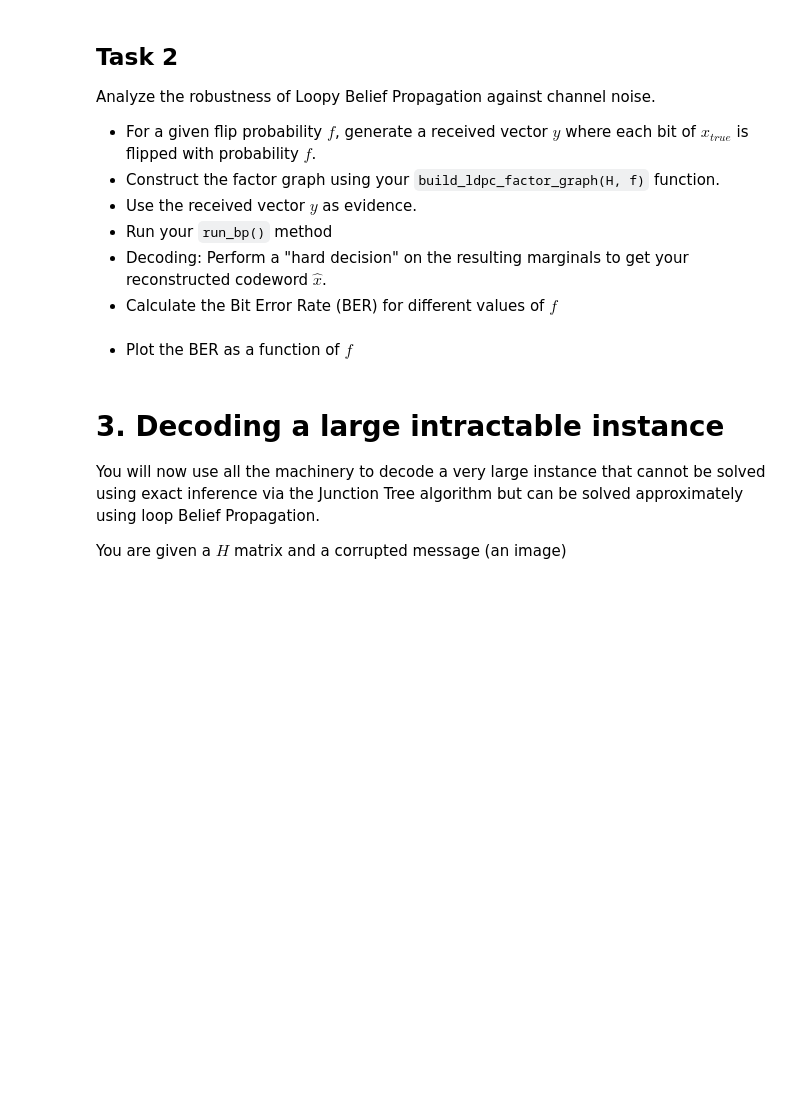
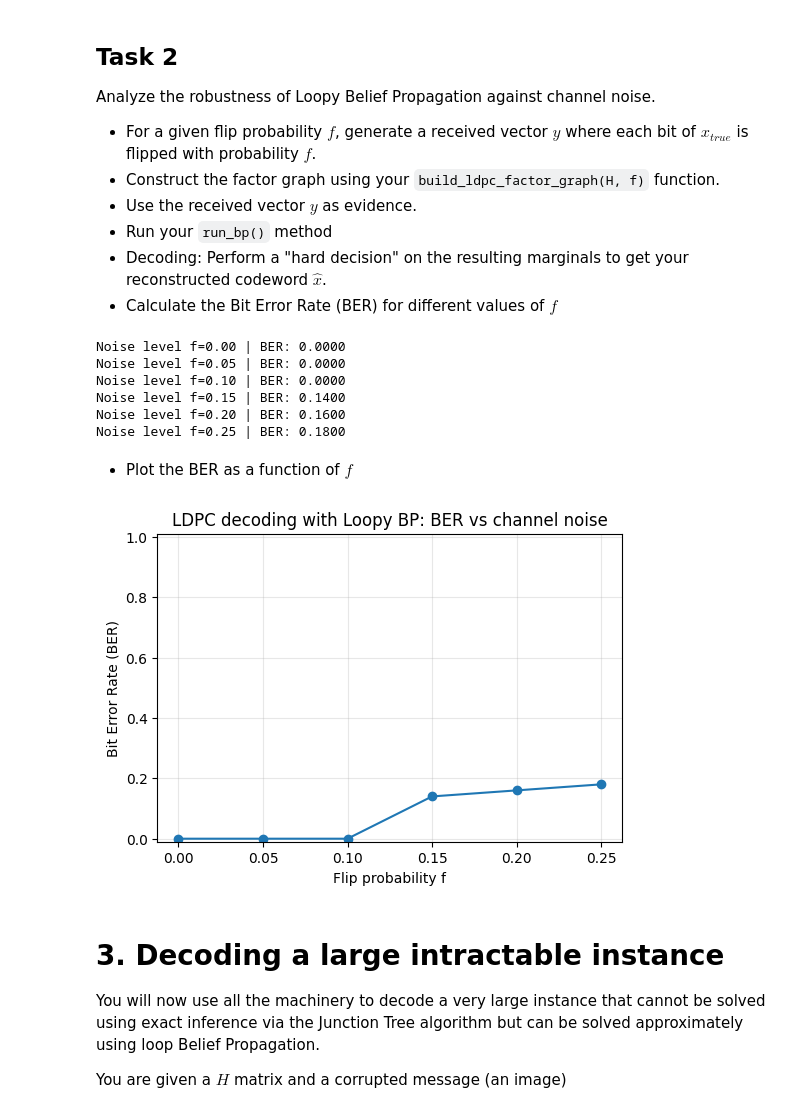
Before and after one commit to arnaurodondev/Graphical_models, a Jupyter notebook: P5_LDPC_decoding_(STUDENT_VERSION).ipynb, the cells around one changed output. Cells and saved outputs as stored; diff of their text form; code cells hidden in the pictures; blank space fills up the shorter version.

```diff
--- a/P5_LDPC_decoding_(STUDENT_VERSION).ipynb
+++ b/P5_LDPC_decoding_(STUDENT_VERSION).ipynb
@@ -162,7 +688,7 @@ Analyze the robustness of Loopy Belief Propagation against channel noise.
 # %%
 import numpy as np
 
-# Assuming x_true, H, and f_values are already defined
+# Keep short aliases and containers for BER-vs-noise sweep.
 x = x_true
 N = len(x_true)
 ber_list = []
@@ -170,21 +696,64 @@ seed = 1
 f_values = [0.0, 0.05, 0.1, 0.15, 0.2, 0.25]
 
 for f in f_values:
+    # New RNG per f keeps experiments reproducible across runs.
+    rng = np.random.default_rng(seed)
 
-    # TODO: implement
-    # x_hat = ...
+    # Simulate BSC: each bit flips independently with probability f.
+    flips = rng.random(N) < f
+    y = np.bitwise_xor(x_true.astype(int), flips.astype(int))
 
-    # 5. Calculate Bit Error Rate (BER)
+    # Build factor graph with parity constraints + channel factors.
+    G = build_ldpc_factor_graph(H, f=f)
+
+    # Clamp y_n nodes to observed noisy bits (this is the evidence).
+    evidence = {f"y{n}": int(y[n]) for n in range(N)}
+
+    # Run loopy BP to approximate posteriors p(x_n | y).
+    my_bp = MyBeliefPropagation(G)
+    my_bp.set_evidence(evidence)
+    my_bp.loopyBP(max_iters=200, tol=1e-3, verbose=False)
+
+    # Hard decision decoder: choose most likely state per bit.
+    x_hat = np.zeros(N, dtype=int)
+    for n in range(N):
+        m = my_bp.get_marginal(f"x{n}")
+        # Normalize so entries are probabilities before argmax-like decision.
+        m.normalize(inplace=True)
+        probs = m.values  # [P(x=0), P(x=1)]
+        x_hat[n] = 1 if probs[1] > probs[0] else 0
+
+    # BER measures fraction of wrongly decoded bits.
     ber = np.mean(x_hat != x_true)
     ber_list.append(ber)
 
     print(f"Noise level f={f:.2f} | BER: {ber:.4f}")
+# %% [output]
+Noise level f=0.00 | BER: 0.0000
+Noise level f=0.05 | BER: 0.0000
+Noise level f=0.10 | BER: 0.0000
+Noise level f=0.15 | BER: 0.1400
+Noise level f=0.20 | BER: 0.1600
+Noise level f=0.25 | BER: 0.1800
 # %% [markdown]
 
 
 *   Plot the BER as a function of $f$
 # %%
-# TODO: implement
+import matplotlib.pyplot as plt
+import numpy as np
+
+# Plot BER curve to visualize decoding degradation as channel gets noisier.
+plt.figure(figsize=(6, 4))
+plt.plot(f_values, ber_list, marker="o")
+plt.xlabel("Flip probability f")
+plt.ylabel("Bit Error Rate (BER)")
+plt.title("LDPC decoding with Loopy BP: BER vs channel noise")
+plt.grid(True, alpha=0.3)
+plt.ylim(-0.01, 1.01)
+plt.show()
+# %% [output]
+[figure, added]
 # %% [markdown]
 # 3. Decoding a large intractable instance
 
```
Also changed, not shown: parts of 19 cells of this notebook, 1 other file.
